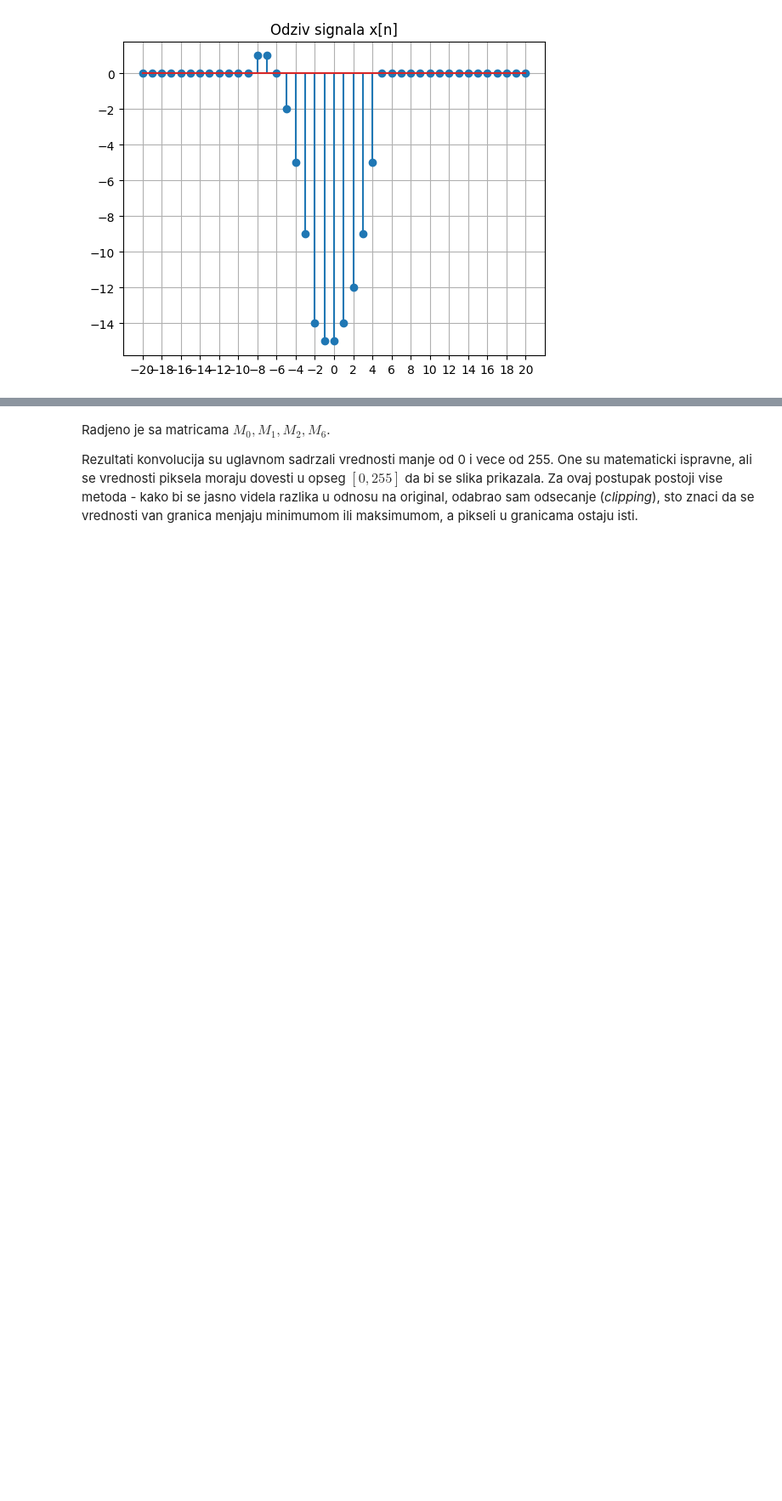
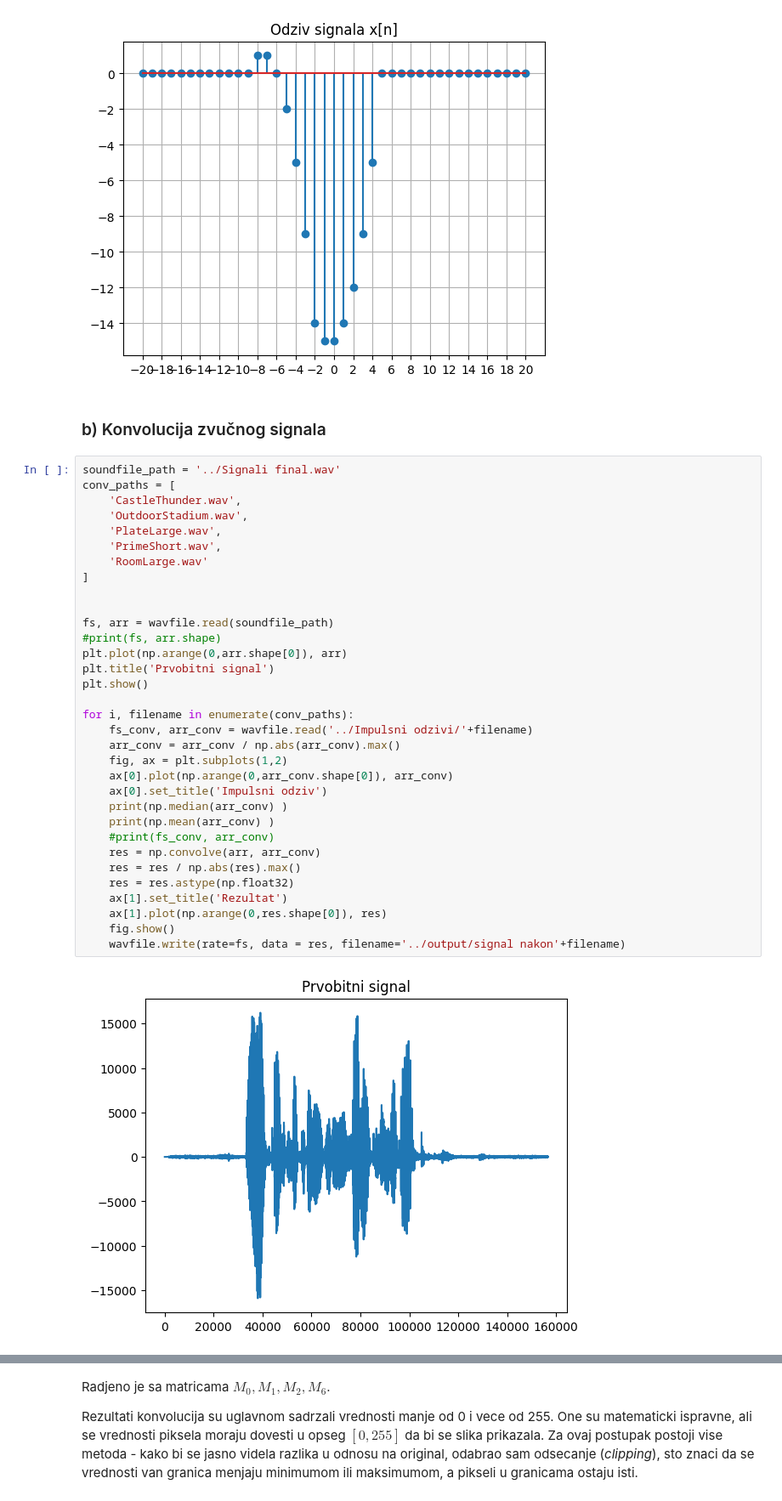
Before and after one commit to NovakTJ/codespaces-jupyter, a Jupyter notebook: notebooks/domaci.ipynb, the cells around one changed output, grey strips where cells are left out. Shown at 85% size. Cells and saved outputs as stored; diff of their text form; blank space fills up the shorter version.

Commit message:
opisi i konvolucija zvuka

```diff
--- a/notebooks/domaci.ipynb
+++ b/notebooks/domaci.ipynb
@@ -134,3 +138,40 @@ plt.show()
 # %% [output]
 [figure]
 [figure]
+# %% [markdown]
+### b) Konvolucija zvučnog signala
+# %%
+soundfile_path = '../Signali final.wav'
+conv_paths = [
+    'CastleThunder.wav',
+    'OutdoorStadium.wav',
+    'PlateLarge.wav',
+    'PrimeShort.wav',
+    'RoomLarge.wav'
+]
+
+
+fs, arr = wavfile.read(soundfile_path)
+#print(fs, arr.shape)
+plt.plot(np.arange(0,arr.shape[0]), arr)
+plt.title('Prvobitni signal')
+plt.show()
+
+for i, filename in enumerate(conv_paths):
+    fs_conv, arr_conv = wavfile.read('../Impulsni odzivi/'+filename)
+    arr_conv = arr_conv / np.abs(arr_conv).max()
+    fig, ax = plt.subplots(1,2)
+    ax[0].plot(np.arange(0,arr_conv.shape[0]), arr_conv)
+    ax[0].set_title('Impulsni odziv')
+    print(np.median(arr_conv) )
+    print(np.mean(arr_conv) )
+    #print(fs_conv, arr_conv)
+    res = np.convolve(arr, arr_conv)
+    res = res / np.abs(res).max()
+    res = res.astype(np.float32)
+    ax[1].set_title('Rezultat')
+    ax[1].plot(np.arange(0,res.shape[0]), res)
+    fig.show()
+    wavfile.write(rate=fs, data = res, filename='../output/signal nakon'+filename)
+# %% [output]
+[figure, added]
```
Also changed, not shown: parts of 9 cells of this notebook, 11 other files.
